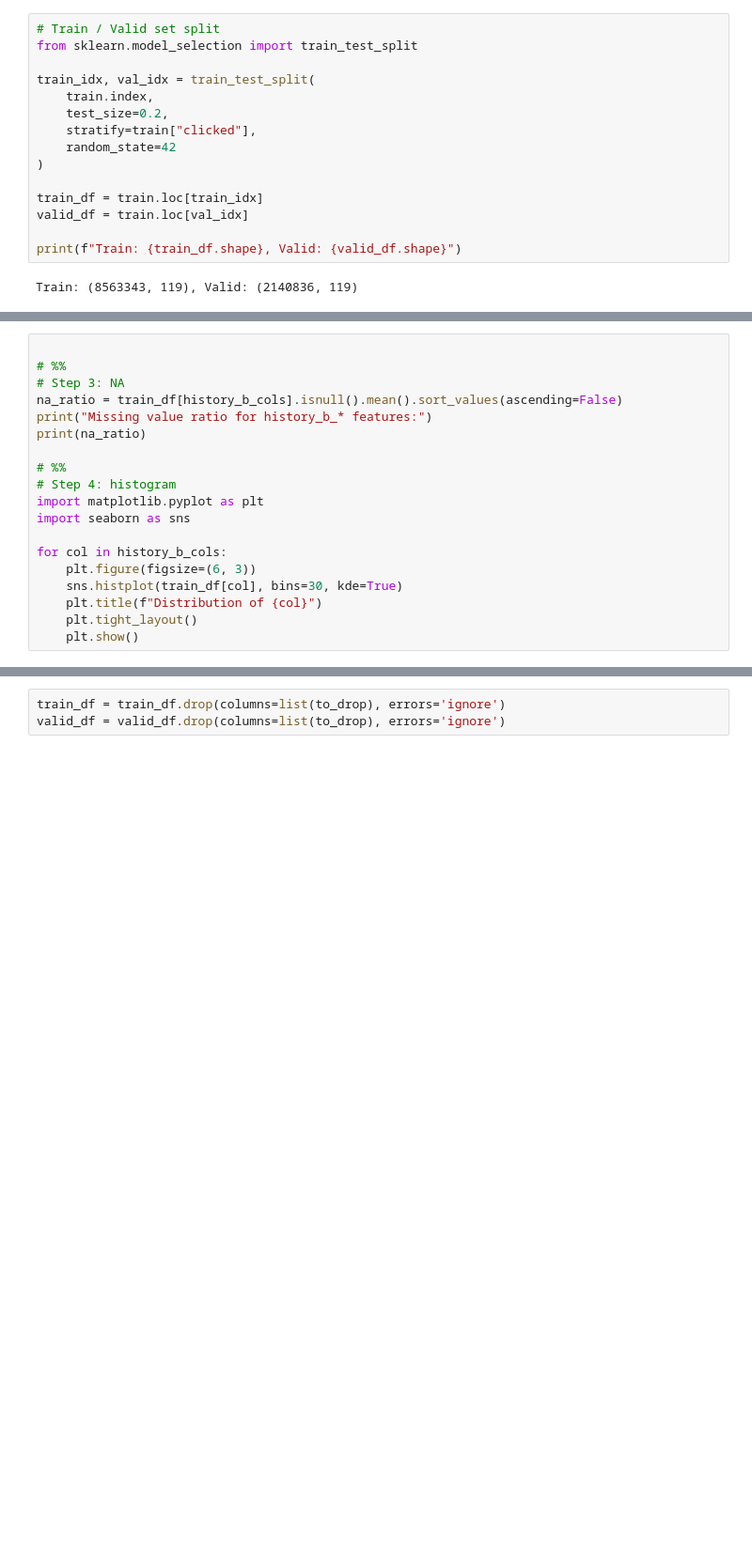
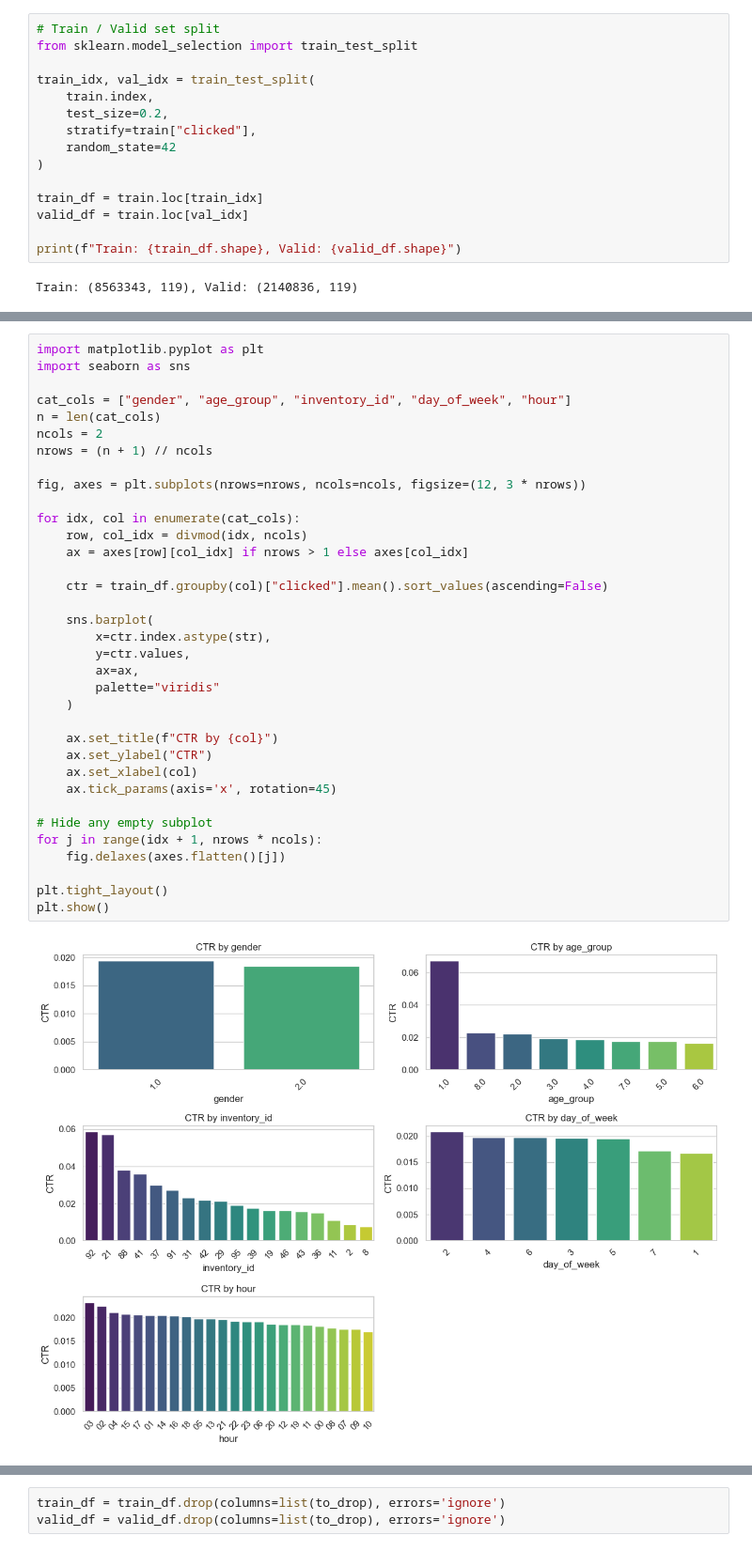
Before and after one commit to siahwang/ctr-click-prediction, a Jupyter notebook: notebooks/01_EDA.ipynb, the cells around one changed output, grey strips where cells are left out. Shown at 94% size. Saved outputs shown, nothing was run; the diff lists cells and outputs as text; blank space fills up the shorter version.

```diff
--- a/notebooks/01_EDA.ipynb
+++ b/notebooks/01_EDA.ipynb
@@ -979,19 +81,0 @@ history_b_* columns: ['history_b_1', 'history_b_2', 'history_b_3', 'history_b_4'
-# %%
-
-# %%
-# Step 3: NA
-na_ratio = train_df[history_b_cols].isnull().mean().sort_values(ascending=False)
-print("Missing value ratio for history_b_* features:")
-print(na_ratio)
-
-# %%
-# Step 4: histogram
-import matplotlib.pyplot as plt
-import seaborn as sns
-
-for col in history_b_cols:
-    plt.figure(figsize=(6, 3))
-    sns.histplot(train_df[col], bins=30, kde=True)
-    plt.title(f"Distribution of {col}")
-    plt.tight_layout()
-    plt.show()
@@ -1166,0 +103,37 @@ history_b_17 ↔ history_b_3: r=0.995, p=0.00e+00
+# %%
+import matplotlib.pyplot as plt
+import seaborn as sns
+
+cat_cols = ["gender", "age_group", "inventory_id", "day_of_week", "hour"]
+n = len(cat_cols)
+ncols = 2
+nrows = (n + 1) // ncols
+
+fig, axes = plt.subplots(nrows=nrows, ncols=ncols, figsize=(12, 3 * nrows))
+
+for idx, col in enumerate(cat_cols):
+    row, col_idx = divmod(idx, ncols)
+    ax = axes[row][col_idx] if nrows > 1 else axes[col_idx]
+
+    ctr = train_df.groupby(col)["clicked"].mean().sort_values(ascending=False)
+
+    sns.barplot(
+        x=ctr.index.astype(str),
+        y=ctr.values,
+        ax=ax,
+        palette="viridis"
+    )
+
+    ax.set_title(f"CTR by {col}")
+    ax.set_ylabel("CTR")
+    ax.set_xlabel(col)
+    ax.tick_params(axis='x', rotation=45)
+
+# Hide any empty subplot
+for j in range(idx + 1, nrows * ncols):
+    fig.delaxes(axes.flatten()[j])
+
+plt.tight_layout()
+plt.show()
+# %% [output]
+[figure, added]
```
Also changed, not shown: parts of 118 cells of this notebook, 1 other file.
